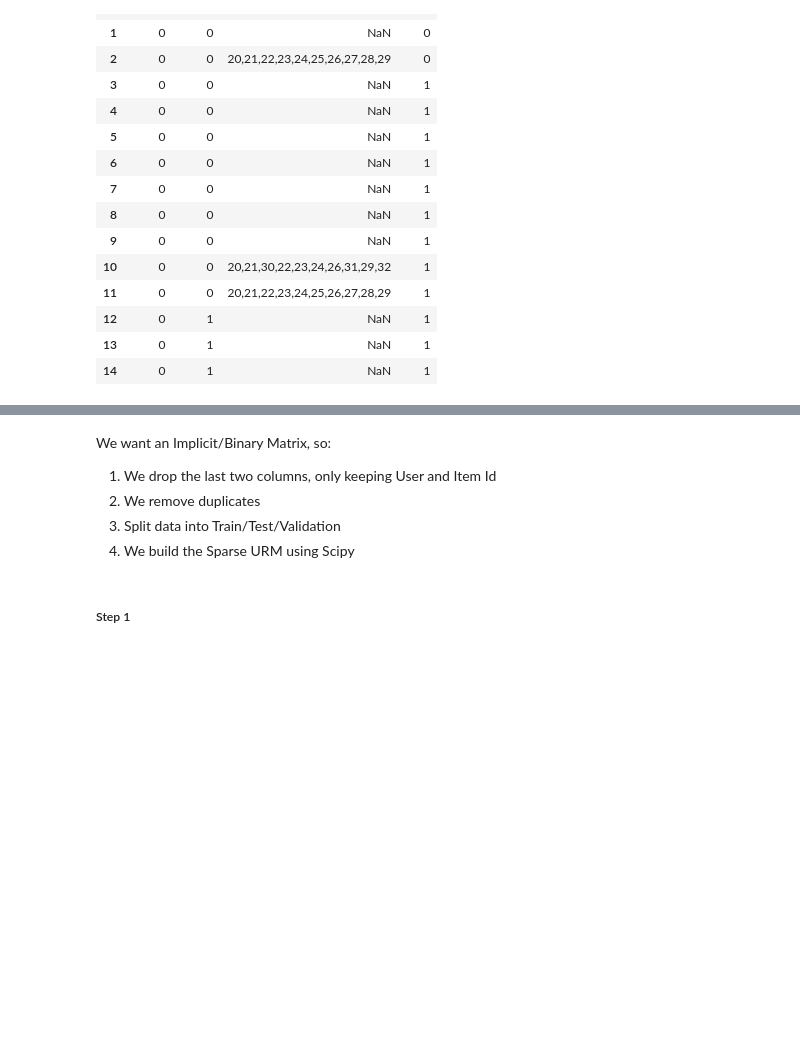
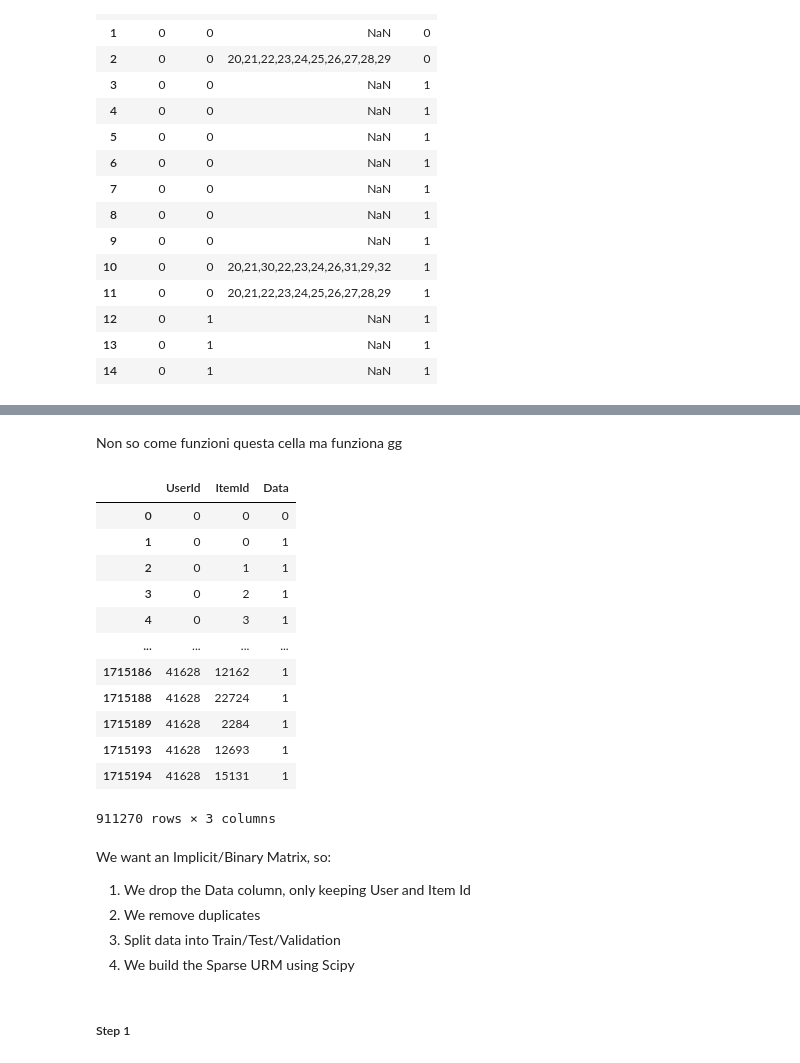
Before and after one commit to Benedart/RecSys-2022-Challenge-Polimi, a Jupyter notebook: challenge_notebooks/First Try at SLIM.ipynb, the cells around one changed output, grey strips where cells are left out. Cells and saved outputs as stored; diff of their text form; code cells hidden in the pictures; blank space fills up the shorter version.

```diff
--- a/challenge_notebooks/First Try at SLIM.ipynb
+++ b/challenge_notebooks/First Try at SLIM.ipynb
@@ -68,6 +129,26 @@ Interactions_and_Impressions.head(15)
+# %% [markdown]
+Non so come funzioni questa cella ma funziona gg
+# %%
+g["Data"]=0
+new = pd.merge(Distinct_Interactions, g, indicator=True, how='outer').query('_merge=="left_only"').drop('_merge', axis=1)
+new
+# %% [output]
+|  | UserId | ItemId | Data |
+| 0 | 0 | 0 | 0 |
+| 1 | 0 | 0 | 1 |
+| 2 | 0 | 1 | 1 |
+| 3 | 0 | 2 | 1 |
+| 4 | 0 | 3 | 1 |
+| ... | ... | ... | ... |
+| 1715186 | 41628 | 12162 | 1 |
+| 1715188 | 41628 | 22724 | 1 |
+| 1715189 | 41628 | 2284 | 1 |
+| 1715193 | 41628 | 12693 | 1 |
+| 1715194 | 41628 | 15131 | 1 |
+911270 rows × 3 columns
 # %% [markdown]
 We want an Implicit/Binary Matrix, so:
-1) We drop the last two columns, only keeping User and Item Id
+1) We drop the Data column, only keeping User and Item Id
 2) We remove duplicates
 3) Split data into Train/Test/Validation
 4) We build the Sparse URM using Scipy
```
Also changed, not shown: parts of 23 cells of this notebook, 2 other files.
